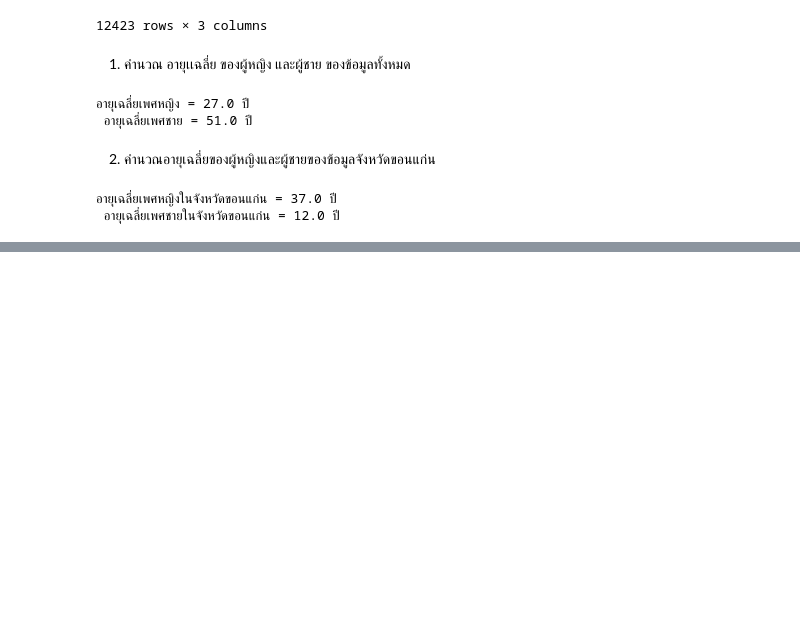
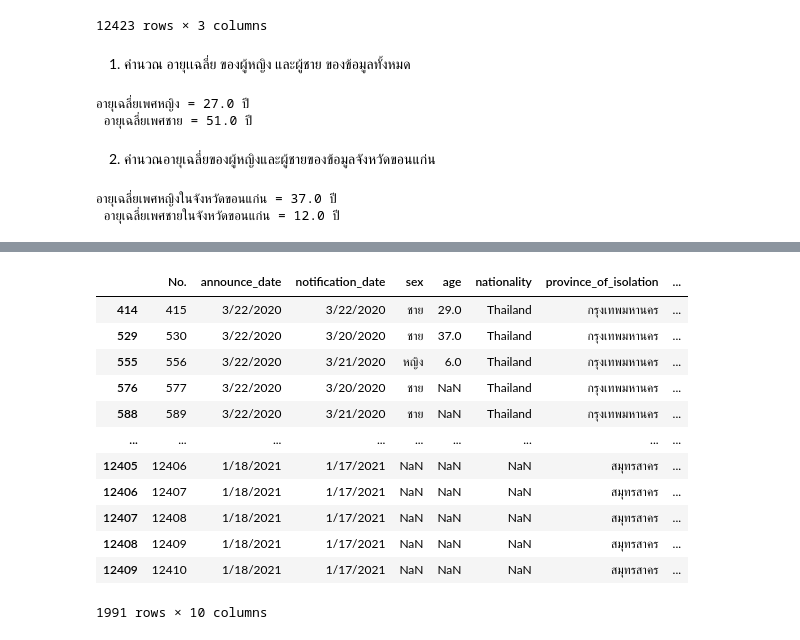
Before and after one commit to siwakornnn/data_viz, a Jupyter notebook: Pandas101.ipynb, the cells around one changed output, grey strips where cells are left out. Saved outputs shown, nothing was run; the diff lists cells and outputs as text; code cells hidden in the pictures; blank space fills up the shorter version.

```diff
--- a/Pandas101.ipynb
+++ b/Pandas101.ipynb
@@ -244,0 +383,3 @@ print(f'อายุเฉลี่ยเพศหญิงในจังหว
+# %%
+this_data = data_covid[['sex','age','province_of_onset']]
+this_data.shape
@@ -244,0 +413,3 @@ print(f'อายุเฉลี่ยเพศหญิงในจังหว
+# %%
+this_data_updated = this_data.fillna(value={'sex':'ไม่รู้', 'age': -1, 'province_of_onset': 'ไม่รู้'})
+this_data_updated.head()
@@ -244,0 +454,16 @@ print(f'อายุเฉลี่ยเพศหญิงในจังหว
+# %%
+data_covid[this_data_updated['province_of_onset']=='ไม่รู้']
+# %% [output]
+|  | No. | announce_date | notification_date | sex | age | nationality | province_of_isolation | ... |
+| 414 | 415 | 3/22/2020 | 3/22/2020 | ชาย | 29.0 | Thailand | กรุงเทพมหานคร | ... |
+| 529 | 530 | 3/22/2020 | 3/20/2020 | ชาย | 37.0 | Thailand | กรุงเทพมหานคร | ... |
+| 555 | 556 | 3/22/2020 | 3/21/2020 | หญิง | 6.0 | Thailand | กรุงเทพมหานคร | ... |
+| 576 | 577 | 3/22/2020 | 3/20/2020 | ชาย | NaN | Thailand | กรุงเทพมหานคร | ... |
+| 588 | 589 | 3/22/2020 | 3/21/2020 | ชาย | NaN | Thailand | กรุงเทพมหานคร | ... |
+| ... | ... | ... | ... | ... | ... | ... | ... | ... |
+| 12405 | 12406 | 1/18/2021 | 1/17/2021 | NaN | NaN | NaN | สมุทรสาคร | ... |
+| 12406 | 12407 | 1/18/2021 | 1/17/2021 | NaN | NaN | NaN | สมุทรสาคร | ... |
+| 12407 | 12408 | 1/18/2021 | 1/17/2021 | NaN | NaN | NaN | สมุทรสาคร | ... |
+| 12408 | 12409 | 1/18/2021 | 1/17/2021 | NaN | NaN | NaN | สมุทรสาคร | ... |
+| 12409 | 12410 | 1/18/2021 | 1/17/2021 | NaN | NaN | NaN | สมุทรสาคร | ... |
+1991 rows × 10 columns
```
Also changed, not shown: parts of 29 cells of this notebook.
